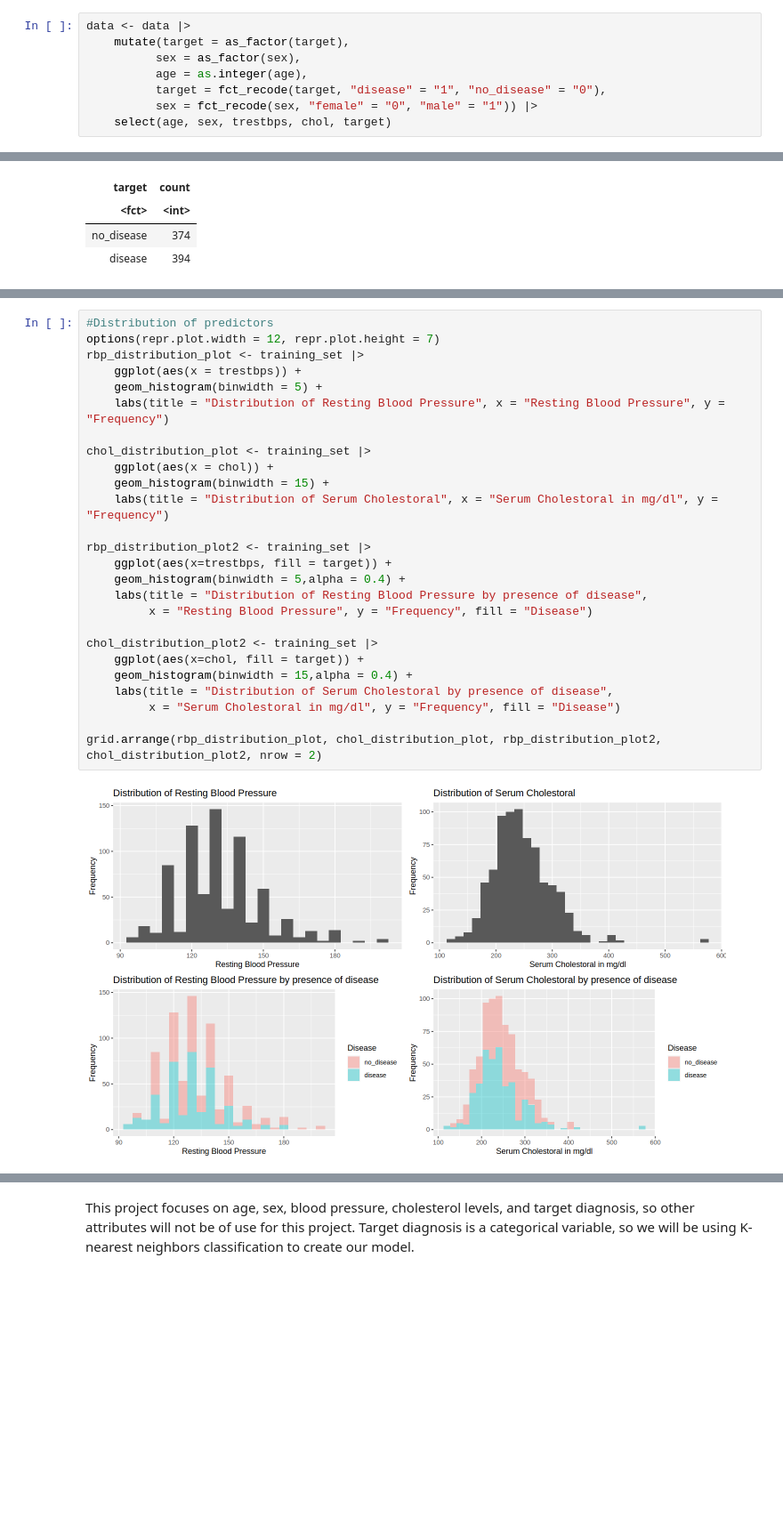
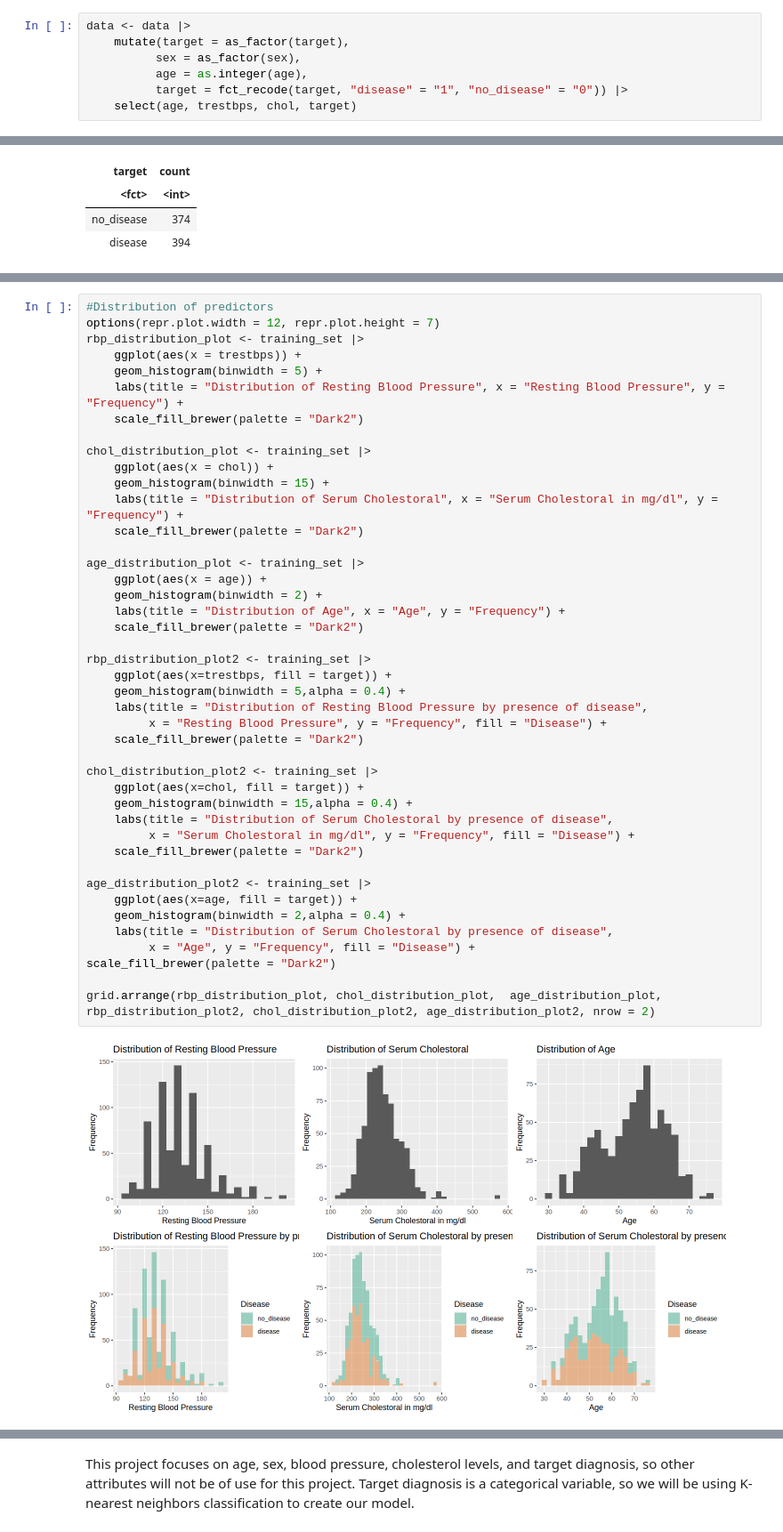
Before and after one commit to zzziminger/dsci100_004_group30, a Jupyter notebook: Final Project.ipynb, the cells around one changed output, grey strips where cells are left out. Shown at 89% size. Saved outputs shown, nothing was run; the diff lists cells and outputs as text; blank space fills up the shorter version.

Commit message:
Final Project
Add more explanations and update the distribution plots

```diff
--- a/Final Project.ipynb
+++ b/Final Project.ipynb
@@ -61,9 +73,8 @@ data <- data |>
     mutate(target = as_factor(target),
           sex = as_factor(sex),
           age = as.integer(age),
-          target = fct_recode(target, "disease" = "1", "no_disease" = "0"),
-          sex = fct_recode(sex, "female" = "0", "male" = "1")) |>
-    select(age, sex, trestbps, chol, target)
+          target = fct_recode(target, "disease" = "1", "no_disease" = "0")) |>
+    select(age, trestbps, chol, target)
 # %%
 head(data)
 # %% [output]
@@ -127,29 +132,46 @@ heart_plot_age
 # %%
 #Distribution of predictors
 options(repr.plot.width = 12, repr.plot.height = 7)
 rbp_distribution_plot <- training_set |>
     ggplot(aes(x = trestbps)) +
     geom_histogram(binwidth = 5) +
-    labs(title = "Distribution of Resting Blood Pressure", x = "Resting Blood Pressure", y = "Frequency")
+    labs(title = "Distribution of Resting Blood Pressure", x = "Resting Blood Pressure", y = "Frequency") +
+    scale_fill_brewer(palette = "Dark2")
 
 chol_distribution_plot <- training_set |>
     ggplot(aes(x = chol)) +
     geom_histogram(binwidth = 15) +
-    labs(title = "Distribution of Serum Cholestoral", x = "Serum Cholestoral in mg/dl", y = "Frequency")
+    labs(title = "Distribution of Serum Cholestoral", x = "Serum Cholestoral in mg/dl", y = "Frequency") +
+    scale_fill_brewer(palette = "Dark2")
+
+age_distribution_plot <- training_set |>
+    ggplot(aes(x = age)) +
+    geom_histogram(binwidth = 2) +
+    labs(title = "Distribution of Age", x = "Age", y = "Frequency") +
+    scale_fill_brewer(palette = "Dark2")
 
 rbp_distribution_plot2 <- training_set |>
     ggplot(aes(x=trestbps, fill = target)) +
     geom_histogram(binwidth = 5,alpha = 0.4) +
     labs(title = "Distribution of Resting Blood Pressure by presence of disease",
-         x = "Resting Blood Pressure", y = "Frequency", fill = "Disease")
+         x = "Resting Blood Pressure", y = "Frequency", fill = "Disease") +
+    scale_fill_brewer(palette = "Dark2")
 
 chol_distribution_plot2 <- training_set |>
     ggplot(aes(x=chol, fill = target)) +
     geom_histogram(binwidth = 15,alpha = 0.4) +
     labs(title = "Distribution of Serum Cholestoral by presence of disease",
-         x = "Serum Cholestoral in mg/dl", y = "Frequency", fill = "Disease")
+         x = "Serum Cholestoral in mg/dl", y = "Frequency", fill = "Disease") +
+    scale_fill_brewer(palette = "Dark2")
 
-grid.arrange(rbp_distribution_plot, chol_distribution_plot, rbp_distribution_plot2, chol_distribution_plot2, nrow = 2)
+age_distribution_plot2 <- training_set |>
+    ggplot(aes(x=age, fill = target)) +
+    geom_histogram(binwidth = 2,alpha = 0.4) +
+    labs(title = "Distribution of Serum Cholestoral by presence of disease",
+         x = "Age", y = "Frequency", fill = "Disease") +
+scale_fill_brewer(palette = "Dark2")
+
+grid.arrange(rbp_distribution_plot, chol_distribution_plot,  age_distribution_plot, rbp_distribution_plot2, chol_distribution_plot2, age_distribution_plot2, nrow = 2)
 # %% [output]
-[figure, old version]
+[figure, new version]
 # %% [markdown]
```
Also changed, not shown: parts of 23 cells of this notebook.
